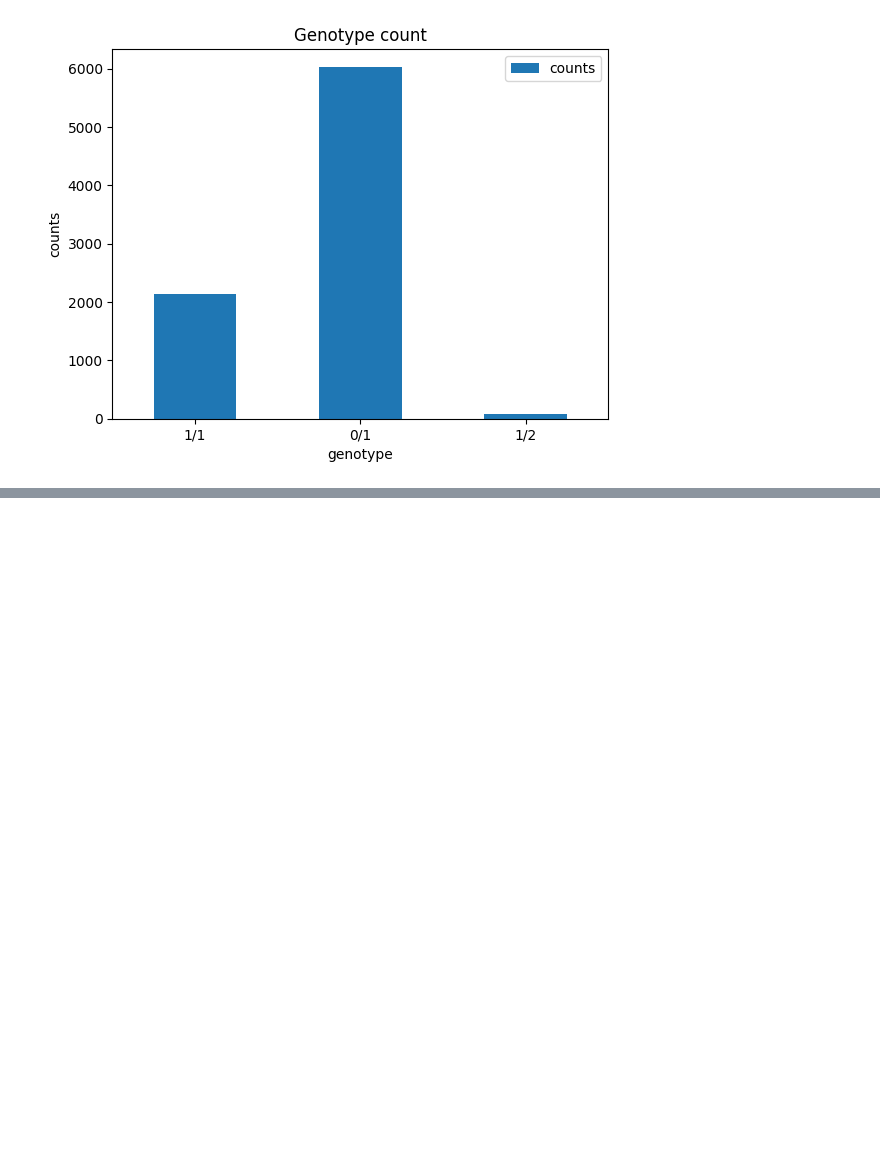
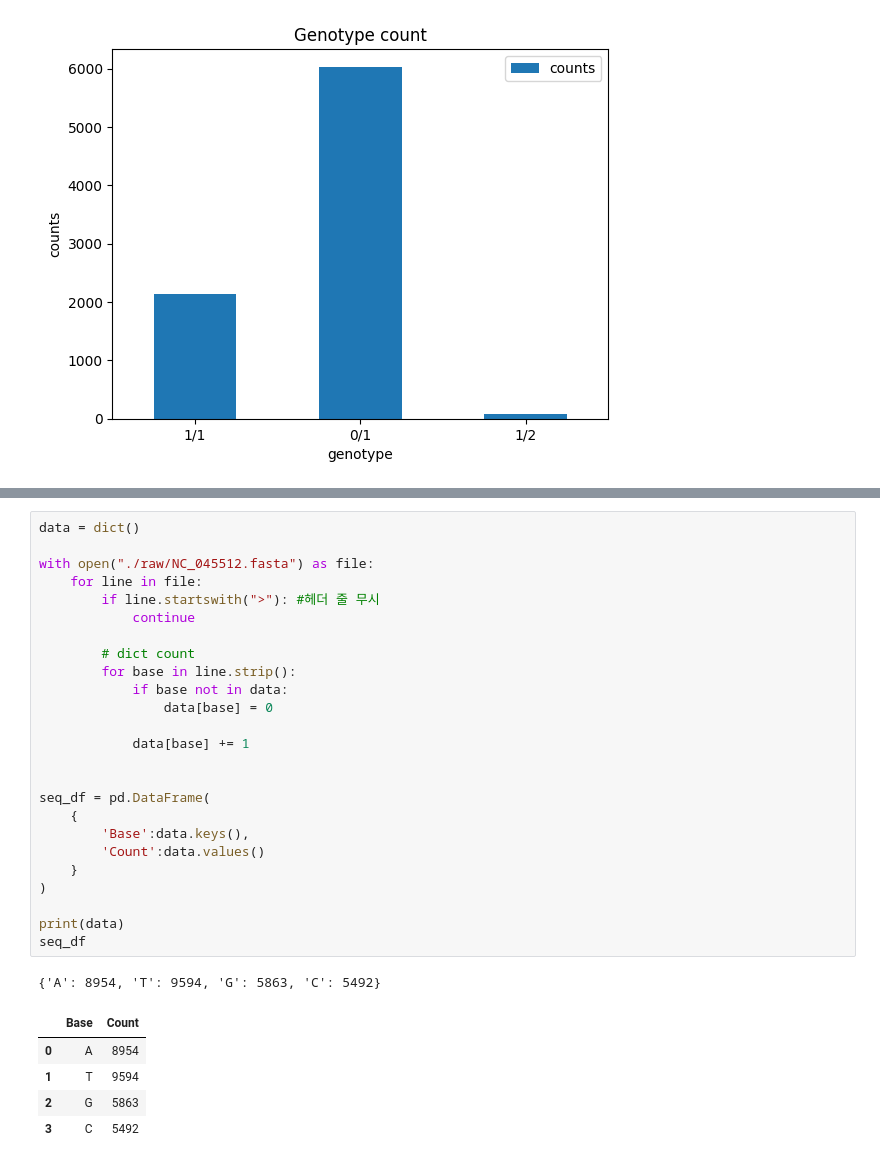
Before and after one commit to Seohyun332/python_training, a Jupyter notebook: 240508/240508.ipynb, the cells around one changed output, grey strips where cells are left out. Drawn from its saved outputs; the diff is of its cells as text; blank space fills up the shorter version.

```diff
--- a/240508/240508.ipynb
+++ b/240508/240508.ipynb
@@ -139,3 +139,35 @@ plt.xticks(rotation=0)
 (array([0, 1, 2, 3]),
  [Text(0, 0, 'A'), Text(1, 0, 'T'), Text(2, 0, 'G'), Text(3, 0, 'C')])
 [figure]
+# %%
+data = dict()
+
+with open("./raw/NC_045512.fasta") as file:
+    for line in file:
+        if line.startswith(">"): #헤더 줄 무시
+            continue
+
+        # dict count
+        for base in line.strip():
+            if base not in data:
+                data[base] = 0
+
+            data[base] += 1
+
+
+seq_df = pd.DataFrame(
+    {
+        'Base':data.keys(),
+        'Count':data.values()
+    }
+)
+
+print(data)
+seq_df
+# %% [output]
+{'A': 8954, 'T': 9594, 'G': 5863, 'C': 5492}
+|  | Base | Count |
+| 0 | A | 8954 |
+| 1 | T | 9594 |
+| 2 | G | 5863 |
+| 3 | C | 5492 |
```
Also changed, not shown: parts of 2 cells of this notebook, 7 other files.
